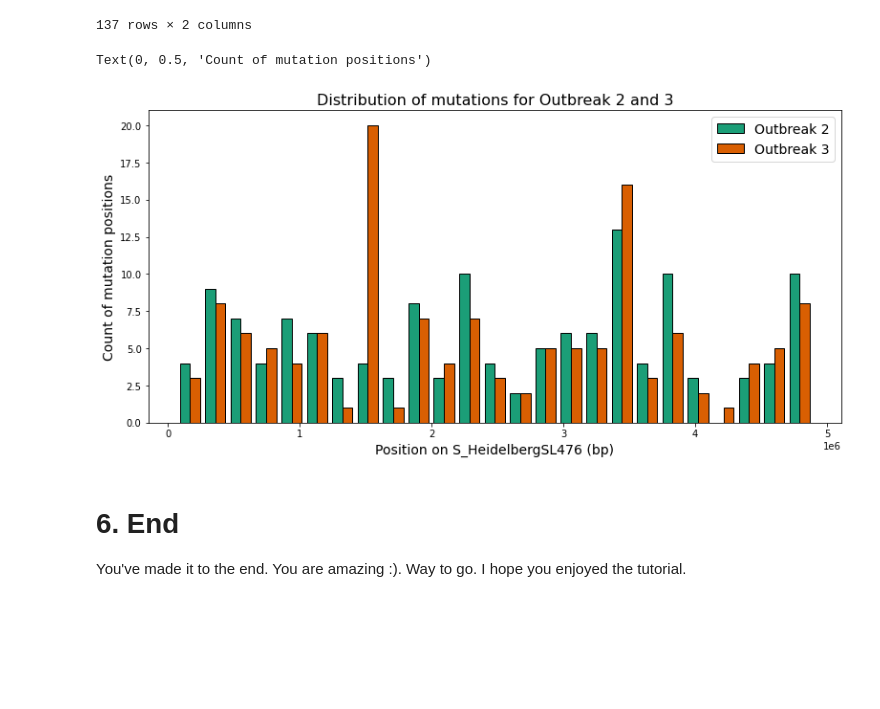
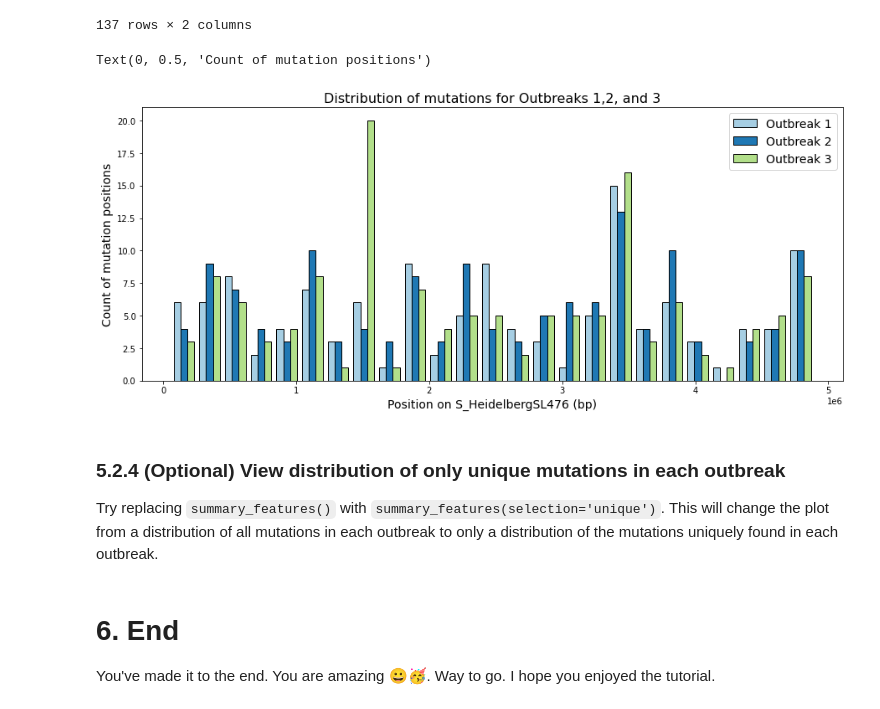
Before and after one commit to apetkau/genomics-data-index, a Jupyter notebook: docs/tutorial/tutorial-1-salmonella.ipynb, the cells around one changed output. Saved outputs shown, nothing was run; the diff lists cells and outputs as text; code cells hidden in the pictures; blank space fills up the shorter version.

Commit message:
Updated tutorial 1

```diff
--- a/docs/tutorial/tutorial-1-salmonella.ipynb
+++ b/docs/tutorial/tutorial-1-salmonella.ipynb
@@ -503,0 +511,5 @@ We'll compare to outbreak 3 using the same histogram.
+# %%
+q_o1_positions = q.isa('1').summary_features()\
+    .groupby('Position')\
+    .agg({'Position': 'first', 'Count': 'sum'})
+q_o1_positions
@@ -522,26 +549,31 @@ q_o3_positions
 | 4888140 | 4888140 | 28 |
 137 rows × 2 columns
 # %%
+o1_positions_list = q_o1_positions['Position'].tolist()
 o2_positions_list = q_o2_positions['Position'].tolist()
 o3_positions_list = q_o3_positions['Position'].tolist()
-data = [o2_positions_list, o3_positions_list]
-labels = ['Outbreak 2', 'Outbreak 3']
-colors = ['#1b9e77', '#d95f02']
+data = [o1_positions_list, o2_positions_list, o3_positions_list]
+labels = ['Outbreak 1', 'Outbreak 2', 'Outbreak 3']
+colors = ['#a6cee3', '#1f78b4', '#b2df8a']
 
 # Create histogram
-plt.figure(figsize=(13,6))
-plt.hist([o2_positions_list, o3_positions_list],
+plt.figure(figsize=(15,6))
+plt.hist(data,
          label=labels, color=colors, edgecolor='black',
          bins=25)
 
 plt.legend(prop={'size': 14})
-plt.title('Distribution of mutations for Outbreak 2 and 3', fontdict={'size': 16})
+plt.title('Distribution of mutations for Outbreaks 1,2, and 3', fontdict={'size': 16})
 plt.xlabel(f'Position on {reference_genome} (bp)', fontdict={'size': 14})
 plt.ylabel('Count of mutation positions', fontdict={'size': 14})
 # %% [output]
 Text(0, 0.5, 'Count of mutation positions')
-[figure, old version]
+[figure, new version]
+# %% [markdown]
+### 5.2.4 (Optional) View distribution of only unique mutations in each outbreak
+
+Try replacing `summary_features()` with `summary_features(selection='unique')`. This will change the plot from a distribution of all mutations in each outbreak to only a distribution of the mutations uniquely found in each outbreak.
 # %% [markdown]
 # 6. End
 
-You've made it to the end. You are amazing :). Way to go. I hope you enjoyed the tutorial.
+You've made it to the end. You are amazing 😀🥳. Way to go. I hope you enjoyed the tutorial.
```
Also changed, not shown: parts of 24 cells of this notebook.
